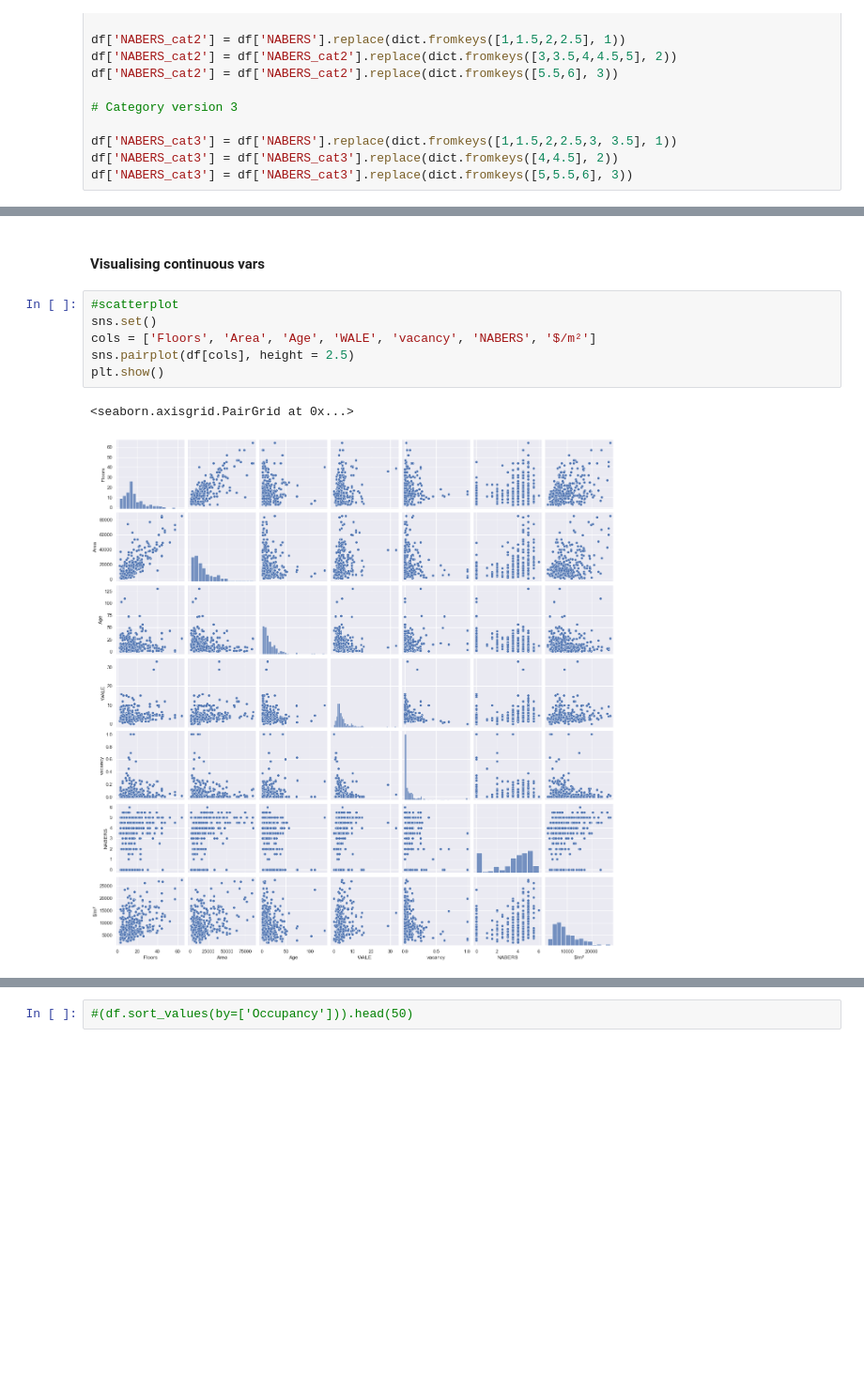
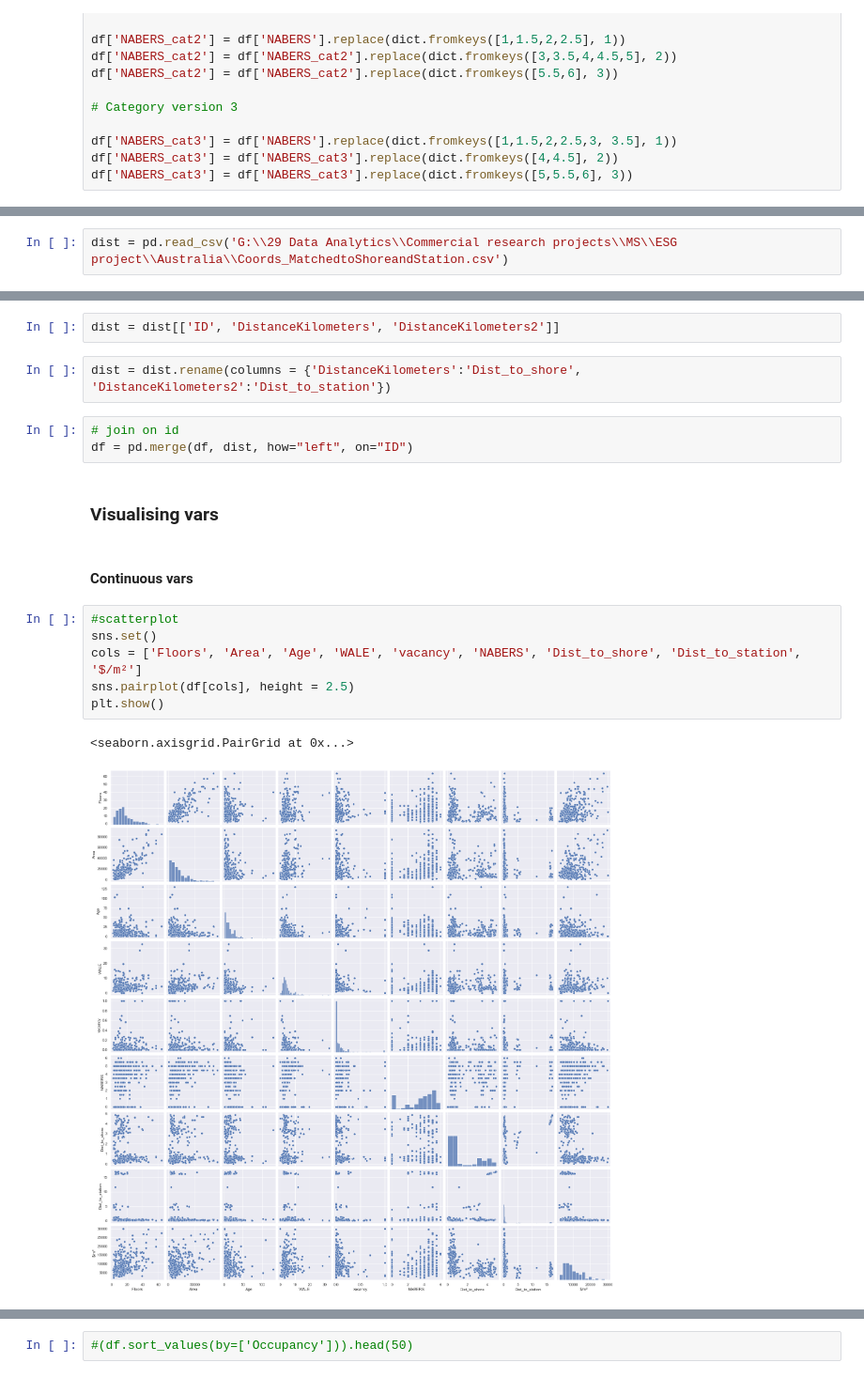
Before and after one commit to maiiasleptcova/KF-Python-projects, a Jupyter notebook: NABERS Australia cap value model.ipynb, the cells around one changed output, grey strips where cells are left out. Shown at 94% size. Cells and saved outputs as stored; diff of their text form; blank space fills up the shorter version.

Commit message:
added distances, incorporated them in the model, worked on structure

```diff
--- a/NABERS Australia cap value model.ipynb
+++ b/NABERS Australia cap value model.ipynb
@@ -504,0 +625,2 @@ df['vacancy'] = 1 - df['Occupancy']
+# %%
+dist = pd.read_csv('G:\\29 Data Analytics\\Commercial research projects\\MS\\ESG project\\Australia\\Coords_MatchedtoShoreandStation.csv')
@@ -505,12 +636,21 @@ df['vacancy'] = 1 - df['Occupancy']
+# %%
+dist = dist[['ID', 'DistanceKilometers', 'DistanceKilometers2']]
+# %%
+dist = dist.rename(columns = {'DistanceKilometers':'Dist_to_shore', 'DistanceKilometers2':'Dist_to_station'})
+# %%
+# join on id
+df = pd.merge(df, dist, how="left", on="ID")
 # %% [markdown]
-#### Visualising continuous vars
+### Visualising vars
+# %% [markdown]
+#### Continuous vars
 # %%
 #scatterplot
 sns.set()
-cols = ['Floors', 'Area', 'Age', 'WALE', 'vacancy', 'NABERS', '$/m²']
+cols = ['Floors', 'Area', 'Age', 'WALE', 'vacancy', 'NABERS', 'Dist_to_shore', 'Dist_to_station', '$/m²']
 sns.pairplot(df[cols], height = 2.5)
 plt.show()
 # %% [output]
 <seaborn.axisgrid.PairGrid at 0x...>
-[figure, old version]
+[figure, new version]
 # %% [markdown]
```
Also changed, not shown: parts of 63 cells of this notebook.
